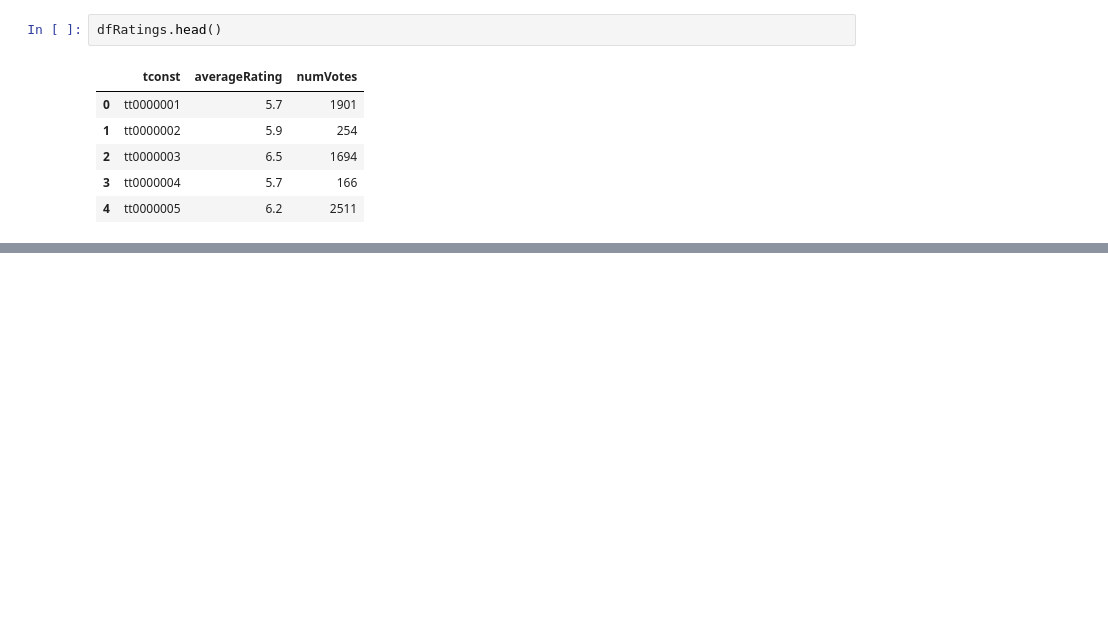
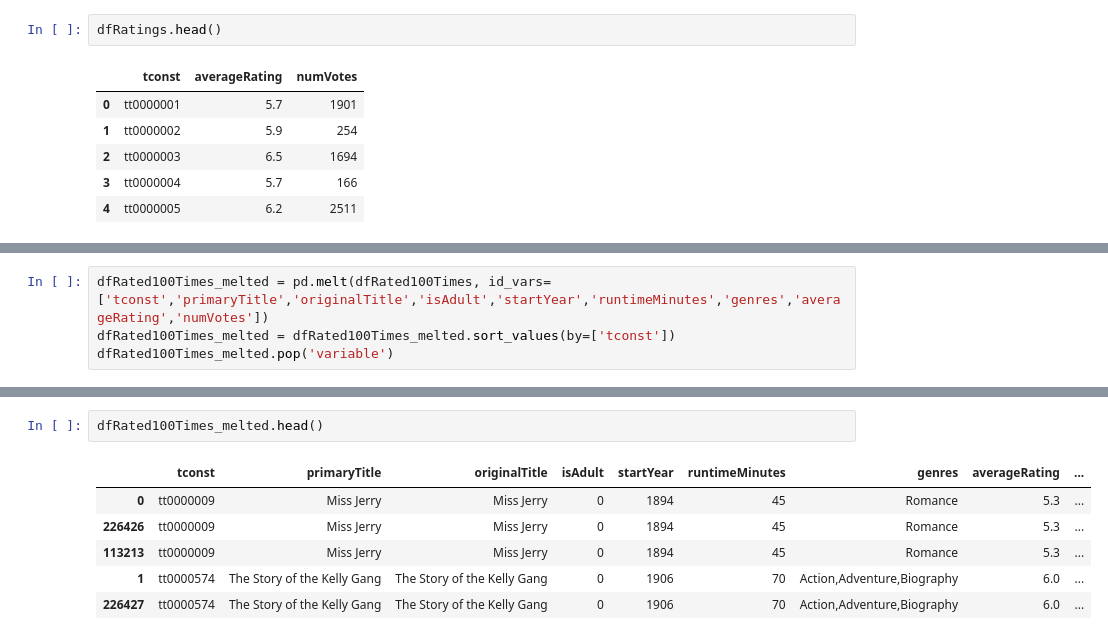
Before and after one commit to davidk1401/IMDb-movie-data, a Jupyter notebook: Movies-Rated-100-Times.ipynb, the cells around one changed output, grey strips where cells are left out. Drawn from its saved outputs; the diff is of its cells as text; blank space fills up the shorter version.

```diff
--- a/Movies-Rated-100-Times.ipynb
+++ b/Movies-Rated-100-Times.ipynb
@@ -71,0 +136,4 @@ dfRated10
+# %%
+dfRated100Times_melted = pd.melt(dfRated100Times, id_vars=['tconst','primaryTitle','originalTitle','isAdult','startYear','runtimeMinutes','genres','averageRating','numVotes'])
+dfRated100Times_melted = dfRated100Times_melted.sort_values(by=['tconst'])
+dfRated100Times_melted.pop('variable')
@@ -71,0 +153,9 @@ dfRated10
+# %%
+dfRated100Times_melted.head()
+# %% [output]
+|  | tconst | primaryTitle | originalTitle | isAdult | startYear | runtimeMinutes | genres | averageRating | ... |
+| 0 | tt0000009 | Miss Jerry | Miss Jerry | 0 | 1894 | 45 | Romance | 5.3 | ... |
+| 226426 | tt0000009 | Miss Jerry | Miss Jerry | 0 | 1894 | 45 | Romance | 5.3 | ... |
+| 113213 | tt0000009 | Miss Jerry | Miss Jerry | 0 | 1894 | 45 | Romance | 5.3 | ... |
+| 1 | tt0000574 | The Story of the Kelly Gang | The Story of the Kelly Gang | 0 | 1906 | 70 | Action,Adventure,Biography | 6.0 | ... |
+| 226427 | tt0000574 | The Story of the Kelly Gang | The Story of the Kelly Gang | 0 | 1906 | 70 | Action,Adventure,Biography | 6.0 | ... |
```
Also changed, not shown: parts of 21 cells of this notebook.
